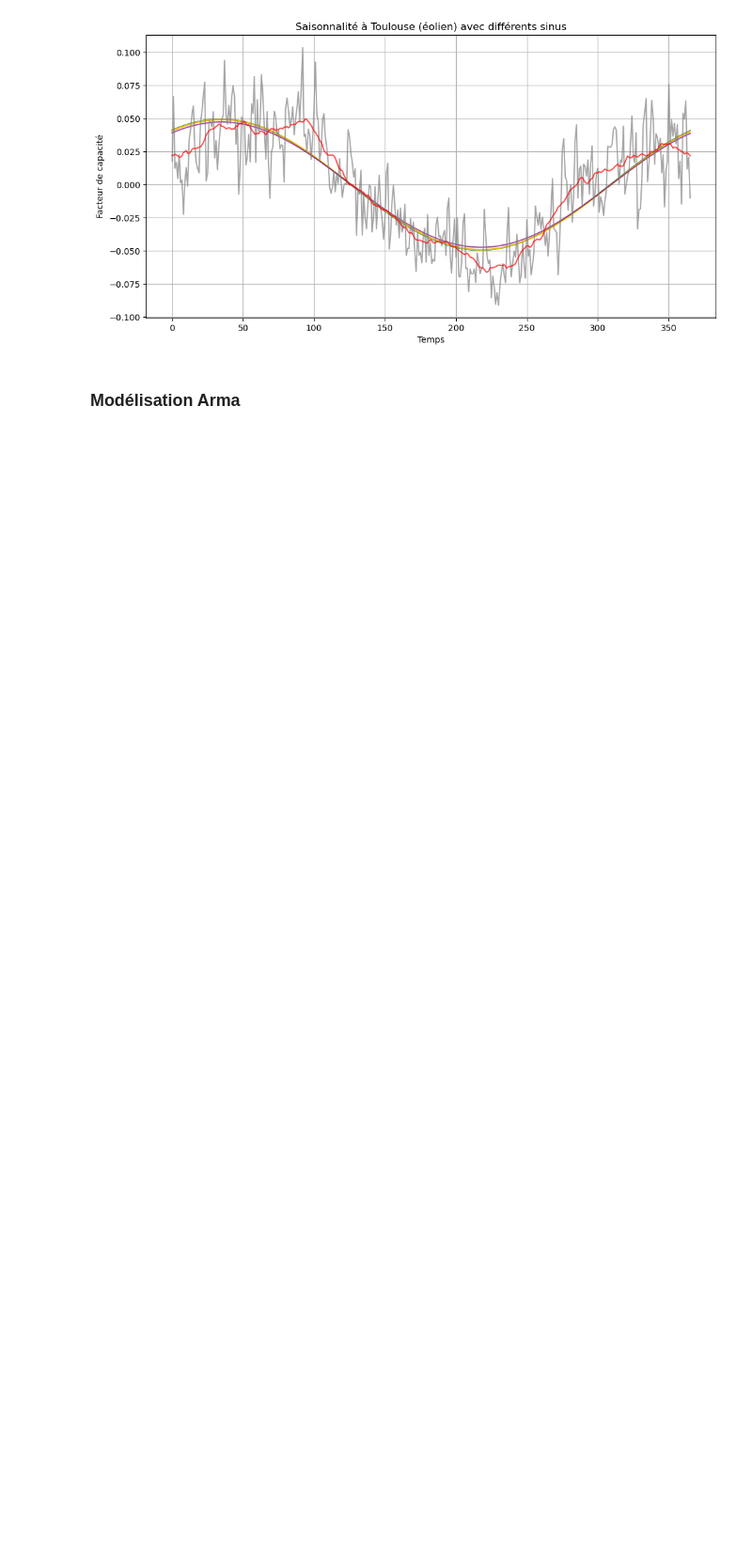
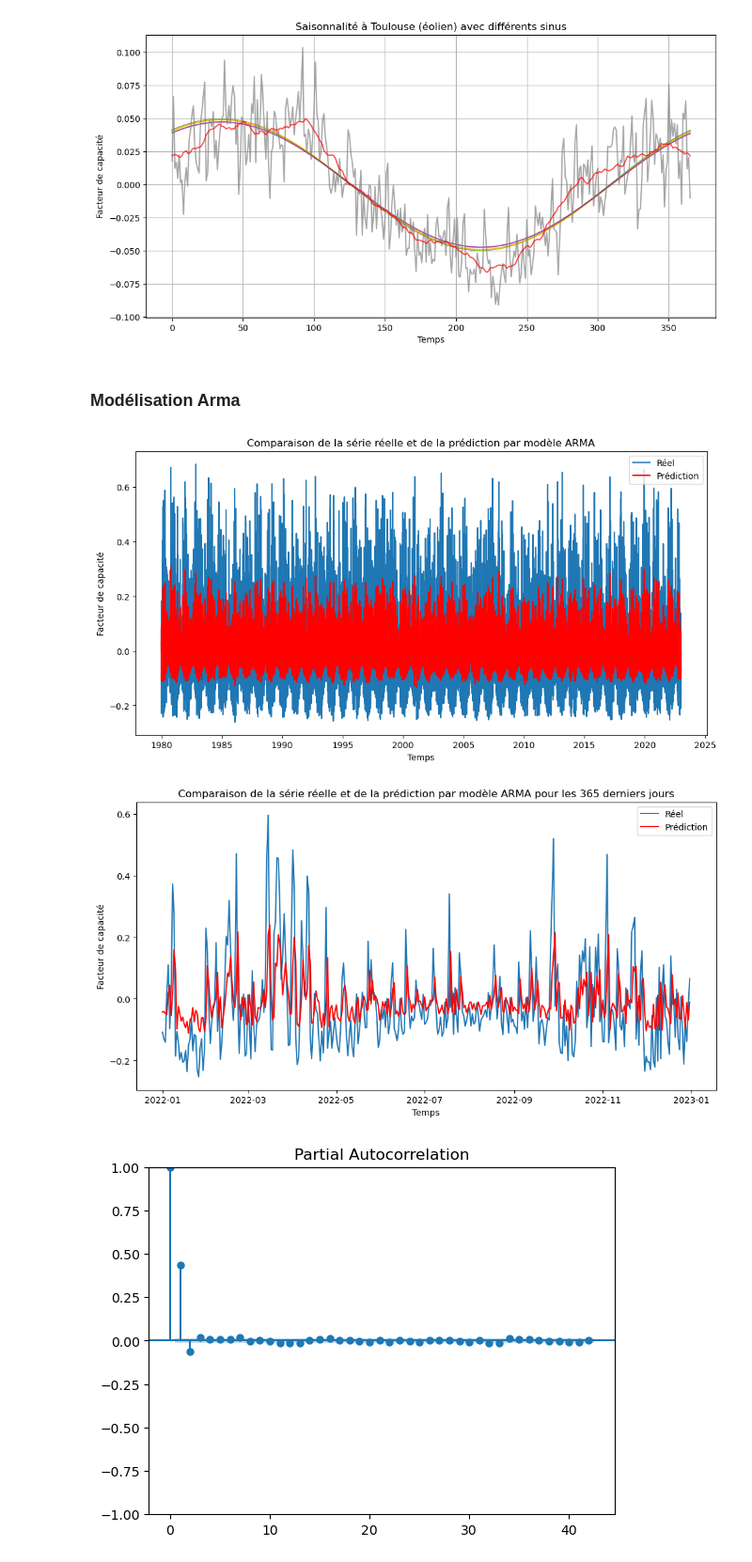
Before and after one commit to dpiot14/Project-4th-year, a Jupyter notebook: Wind_study_Toulouse.ipynb, the cells around one changed output. Shown: that part at 94% size. Saved outputs shown, nothing was run; the diff lists cells and outputs as text; code cells hidden in the pictures; blank space fills up the shorter version.

Commit message:
Ajout méthode Arma

```diff
--- a/Wind_study_Toulouse.ipynb
+++ b/Wind_study_Toulouse.ipynb
@@ -135,3 +135,13 @@ plt.grid(True)
 [figure]
 # %% [markdown]
 ### Modélisation Arma
+# %%
+from methodes_etude_serie import Arma_predict
+
+p=8
+q=11
+predict=Arma_predict(data_stationnary['electricity'],p,q,graph_predict=True,graph_predict_last_year=True,graph_autocorrelation=True,error=True)
+# %% [output]
+[figure, added]
+[figure, added]
+[figure, added]
```
Also changed, not shown: parts of 1 cell of this notebook, 1 other file.
